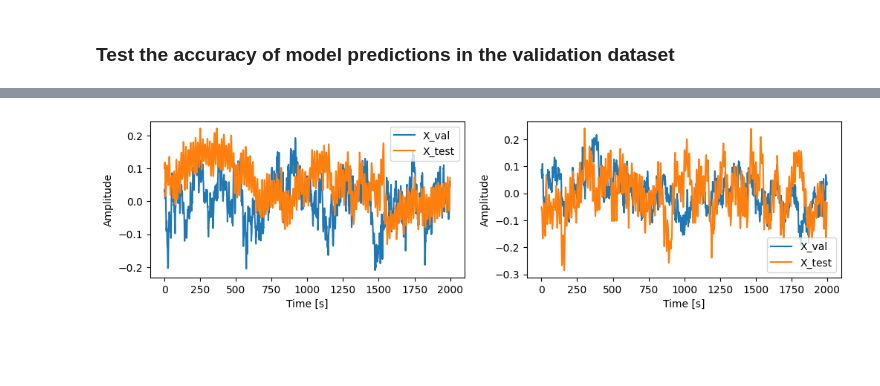
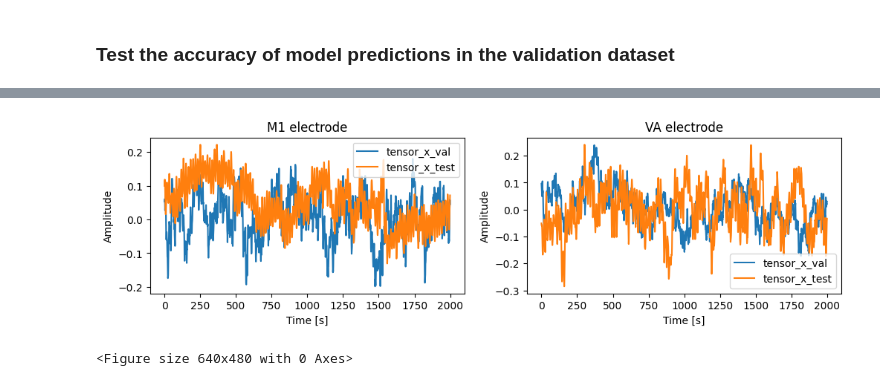
Before and after one commit to lucaase/ISD_Epilepsy_challenge, a Jupyter notebook: tortlab.ipynb, the cells around one changed output, grey strips where cells are left out. Drawn from its saved outputs; the diff is of its cells as text; code cells hidden in the pictures; blank space fills up the shorter version.

```diff
--- a/tortlab.ipynb
+++ b/tortlab.ipynb
@@ -639,21 +646,24 @@ print(y_pred.shape)
 X_test = np.load('test_set.npy')
 
 # Scaling the data
-scaler = RobustScaler()
+""" scaler = RobustScaler()
 X_test = X_test.reshape(-1, X_test.shape[-1])
 X_test = scaler.fit_transform(X_test)
-X_test = X_test.reshape(-1, 2, 2000)
+X_test = X_test.reshape(-1, 2, 2000) """
 
 # Convert to tensor
 tensor_x_test = torch.Tensor(X_test)
 
 # Set device
-device = torch.device('cuda' if torch.cuda.is_available() else 'cpu')
+device = torch.device('cpu')
 
 # Get model predictions
 InceptionTime.eval()
 with torch.no_grad():
-    predictions = InceptionTime(tensor_x_test.to(device)).cpu().numpy()
+    y_pred = InceptionTime(tensor_x_test.to(device)).cpu().numpy()
+
+
+predictions = (y_pred > 0).astype(int)
 
 # Create submission file
 with open("submission.csv", "w") as f:
@@ -675,21 +673,59 @@ print(predictions)
 # %%
-# Plot the average time series of each channel (2nd dimension) of X_val and X_test
+# Plot the average time series of each channel (2nd dimension) of tensor_x_val and tensor_x_test
+
+# Convert tensors to numpy arrays
+tensor_x_val_plt = tensor_x_val.numpy()
+tensor_x_test_plt = tensor_x_test.numpy()
+
 # Using a subplot for each channel
 plt.figure(figsize=(12,6))
 plt.subplot(2, 2, 1)
-plt.plot(np.squeeze(np.mean(X_val[:,0,:], axis=0)), label='X_val')
-plt.plot(np.squeeze(np.mean(X_test[:,0,:], axis=0)), label='X_test')
+plt.title('M1 electrode')
+plt.plot(np.squeeze(np.mean(tensor_x_val_plt[:,0,:], axis=0)), label='tensor_x_val')
+plt.plot(np.squeeze(np.mean(tensor_x_test_plt[:,0,:], axis=0)), label='tensor_x_test')
 plt.legend()
 plt.xlabel('Time [s]')
 plt.ylabel('Amplitude')
 
 plt.subplot(2, 2, 2)
-plt.plot(np.squeeze(np.mean(X_val[:,1,:], axis=0)), label='X_val')
-plt.plot(np.squeeze(np.mean(X_test[:,1,:], axis=0)), label='X_test')
+plt.title('VA electrode')
+plt.plot(np.squeeze(np.mean(tensor_x_val_plt[:,1,:], axis=0)), label='tensor_x_val')
+plt.plot(np.squeeze(np.mean(tensor_x_test_plt[:,1,:], axis=0)), label='tensor_x_test')
 plt.legend()
 plt.xlabel('Time [s]')
 plt.ylabel('Amplitude')
 
 plt.show()
 # %% [output]
-[figure, old version]
+[figure, new version]
+# %%
+# Plot 10 example time series from the validation set and from the test set
+
+import matplotlib.animation as animation
+
+# Define the animation function
+def animate(i):
+    plt.clf()
+    plt.subplot(2, 2, 1)
+    plt.title('M1 electrode')
+    plt.plot(np.squeeze(tensor_x_val_plt[i,0,:]), label='tensor_x_val')
+    plt.plot(np.squeeze(tensor_x_test_plt[i,0,:]), label='tensor_x_test')
+    plt.legend()
+    plt.xlabel('Time [s]')
+    plt.ylabel('Amplitude')
+
+    plt.subplot(2, 2, 2)
+    plt.title('VA electrode')
+    plt.plot(np.squeeze(tensor_x_val_plt[i,1,:]), label='tensor_x_val')
+    plt.plot(np.squeeze(tensor_x_test_plt[i,1,:]), label='tensor_x_test')
+    plt.legend()
+    plt.xlabel('Time [s]')
+    plt.ylabel('Amplitude')
+
+# Create the animation
+ani = animation.FuncAnimation(plt.gcf(), animate, frames=300, interval=200)
+
+# Show the animation
+plt.show()
+# %% [output]
+<Figure size 640x480 with 0 Axes>
```
Also changed, not shown: parts of 17 cells of this notebook, 4 other files.
